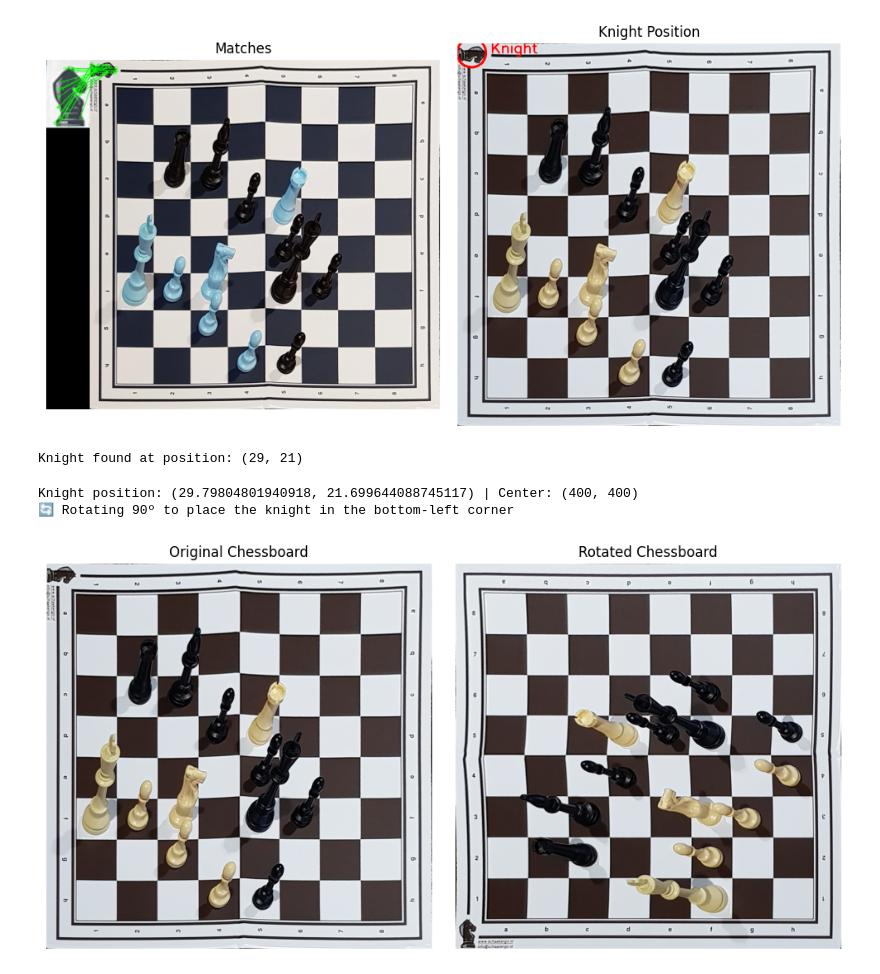
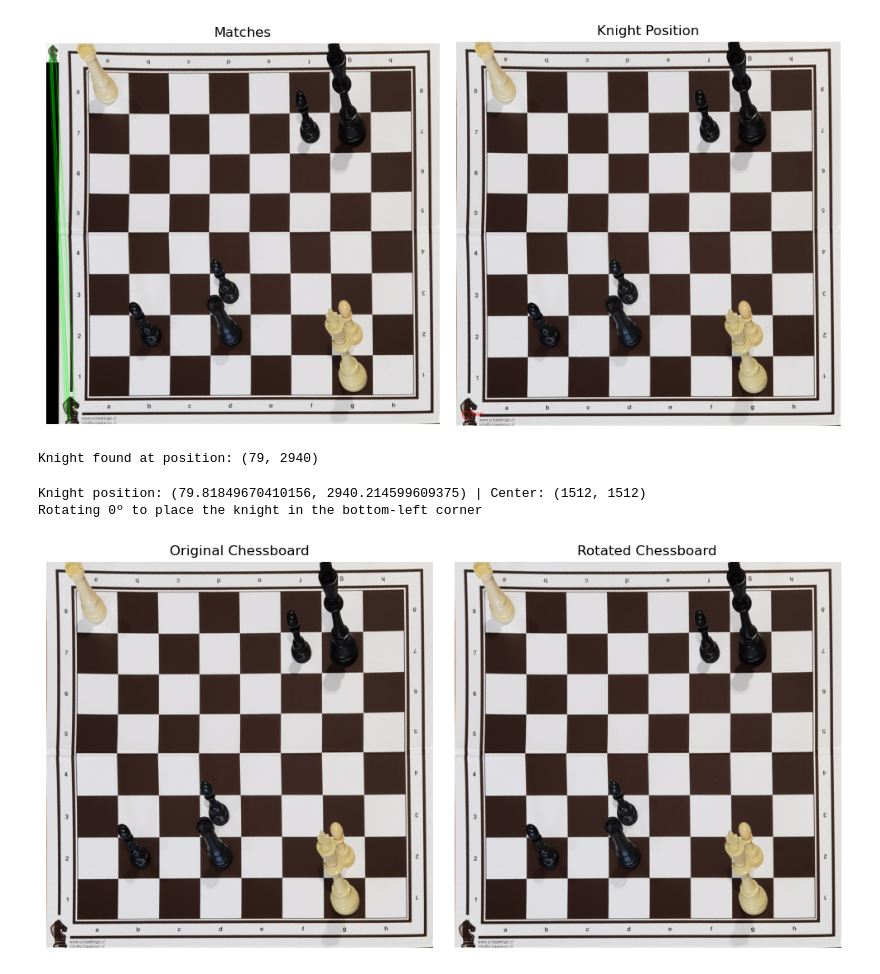
Before and after one commit to SmogJ1/VC, a Jupyter notebook: proj.ipynb, the cells around one changed output. Drawn from its saved outputs; the diff is of its cells as text; code cells hidden in the pictures.

```diff
--- a/proj.ipynb
+++ b/proj.ipynb
@@ -9,12 +9,13 @@ with open("data/input.json", "r") as f:
     input_data = json.load(f)
 
 image_paths = input_data["image_files"]
+image_num = 5
 # %%
-image = cv2.imread(image_paths[7])
+image = cv2.imread(image_paths[image_num])
 
 hsv = cv2.cvtColor(image, cv2.COLOR_BGR2HSV)
 
-lower_brown = np.array([10, 30, 100])
+lower_brown = np.array([0, 25, 100])
 upper_brown = np.array([30, 255, 255])
 
 mask = cv2.inRange(hsv, lower_brown, upper_brown)
@@ -148,0 +116,12 @@ Using approxPolyDP (4 corners)
+# %%
+approx = cv2.approxPolyDP(chessboard_countor, 0.05 * cv2.arcLength(chessboard_countor, True), True)
+
+# draw contours on the original image
+contour_image = masked_image.copy()
+cv2.drawContours(contour_image, [approx], -1, (0, 255, 0), 30)
+contour_rgb = cv2.cvtColor(contour_image, cv2.COLOR_BGR2RGB)
+plt.figure(figsize=(8, 6))
+plt.title("Detected Chessboard Approx")
+plt.imshow(contour_rgb)
+plt.axis('off')
+plt.show()
@@ -148,0 +161,18 @@ Using approxPolyDP (4 corners)
+# %%
+output_size = 3024
+
+dst = np.array([
+        [0, 0],
+        [output_size - 1, 0],
+        [output_size - 1, output_size - 1],
+        [0, output_size - 1]
+    ], dtype="float32")
+
+M = cv2.getPerspectiveTransform(np.array(ordered_corners, dtype="float32"), dst)
+warped = cv2.warpPerspective(image, M, (output_size, output_size))
+warped_rgb = cv2.cvtColor(warped, cv2.COLOR_BGR2RGB)
+plt.figure(figsize=(8, 6))
+plt.title("Warped Image")
+plt.imshow(warped_rgb)
+plt.axis('off')
+plt.show()
@@ -153,8 +185,8 @@ import numpy as np
 # Load images - replace these paths with your actual images
 knight_template = cv2.imread("knight2.png", cv2.IMREAD_GRAYSCALE)  # Your knight symbol
 
-chessboard_img= cv2.cvtColor(warped_chessboard, cv2.COLOR_BGR2GRAY)
-chessboard_color = warped_chessboard.copy()
+chessboard_img= cv2.cvtColor(warped, cv2.COLOR_BGR2GRAY)
+chessboard_color = warped.copy()
 
 # Color versions for display
 knight_template_color = cv2.imread("knight2.png")
@@ -198,37 +230,39 @@ if len(good_matches) > 0:
     src_pts = np.float32([kp1[m.queryIdx].pt for m in good_matches]).reshape(-1, 1, 2)
     dst_pts = np.float32([kp2[m.trainIdx].pt for m in good_matches]).reshape(-1, 1, 2)
 
     # Calculate average position
-    knight_position = np.mean(dst_pts, axis=0)[0]
+    knight_position = np.median(dst_pts, axis=0)[0]
 
     # Draw a circle at the found position
     cv2.circle(chessboard_color, (int(knight_position[0]), int(knight_position[1])),
                30, (0, 0, 255), 3)
     cv2.putText(chessboard_color, "Knight",
                (int(knight_position[0]) + 40, int(knight_position[1])),
                cv2.FONT_HERSHEY_SIMPLEX, 1, (0, 0, 255), 2)
 
 # Display results
 plt.figure(figsize=(10, 5))
 plt.subplot(1, 2, 1)
 plt.title("Matches")
+match_output = cv2.cvtColor(match_output, cv2.COLOR_BGR2RGB)
 plt.imshow(match_output)
 plt.axis('off')
 plt.subplot(1, 2, 2)
 plt.title("Knight Position")
-plt.imshow(cv2.cvtColor(chessboard_color, cv2.COLOR_BGR2RGB))
+chessboard_color = cv2.cvtColor(chessboard_color, cv2.COLOR_BGR2RGB)
+plt.imshow(chessboard_color)
 plt.axis('off')
 plt.tight_layout()
 plt.show()
 
 # Print position if found
 if len(good_matches) > 0:
     print(f"Knight found at position: ({int(knight_position[0])}, {int(knight_position[1])})")
 else:
     print("Knight not found - try adjusting the ratio threshold")
 # %% [output]
-[figure, old version]
+[figure, new version]
-Knight found at position: (29, 21)
+Knight found at position: (79, 2940)
 # %%
 def rotate_knight_to_bottom_left(image, knight_pos):
     h, w = image.shape[:2]
@@ -261,19 +295,21 @@ def rotate_knight_to_bottom_left(image, knight_pos):
     return rotated
 
 
-rotated_chessboard = rotate_knight_to_bottom_left(final_warped, knight_position)
+rotated_chessboard = rotate_knight_to_bottom_left(warped, knight_position)
 plt.figure(figsize=(10, 5))
 plt.subplot(1, 2, 1)
 plt.title("Original Chessboard")
-plt.imshow(final_warped)
+warped = cv2.cvtColor(warped, cv2.COLOR_BGR2RGB)
+plt.imshow(warped)
 plt.axis('off')
 plt.subplot(1, 2, 2)
 plt.title("Rotated Chessboard")
+rotated_chessboard = cv2.cvtColor(rotated_chessboard, cv2.COLOR_BGR2RGB)
 plt.imshow(rotated_chessboard)
 plt.axis('off')
 plt.tight_layout()
 plt.show()
 # %% [output]
-Knight position: (29.79804801940918, 21.699644088745117) | Center: (400, 400)
-🔄 Rotating 90º to place the knight in the bottom-left corner
+Knight position: (79.81849670410156, 2940.214599609375) | Center: (1512, 1512)
+Rotating 0º to place the knight in the bottom-left corner
-[figure, old version]
+[figure, new version]
```
Also changed, not shown: parts of 9 cells of this notebook.
